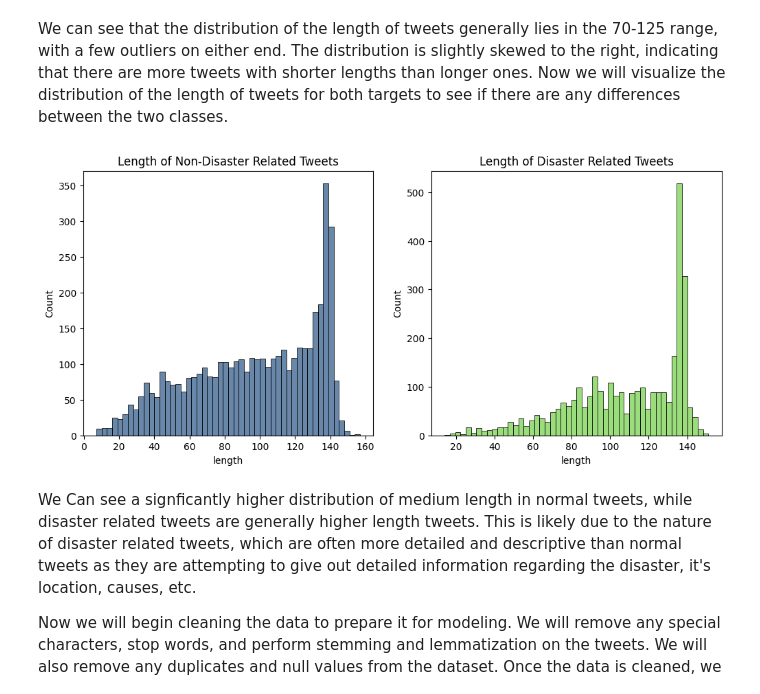
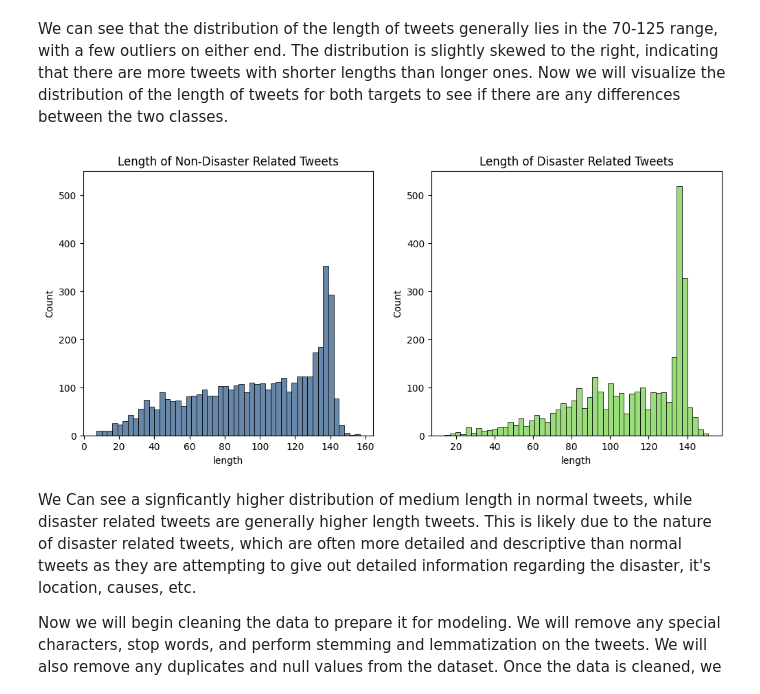
Before and after one commit to CSC-4260-Advanced-Data-Science-Project/NLP_Disaster_Tweets, a Jupyter notebook: NLP-Preprocessing-and-Model-Analysis.ipynb, the cells around one changed output. Cells and saved outputs as stored; diff of their text form; code cells hidden in the pictures.

```diff
--- a/NLP-Preprocessing-and-Model-Analysis.ipynb
+++ b/NLP-Preprocessing-and-Model-Analysis.ipynb
@@ -211,15 +211,19 @@ We can see that the distribution of the length of tweets generally lies in the 7
 # %%
 # Visualize the length of tweets of both disaster (target = 1) and non-disaster (target = 0) on two different plots
 plt.figure(figsize=(12, 5))
+y_limit = 550
 plt.subplot(1, 2, 1)
 sns.histplot(train_data[train_data['target'] == 0]['length'], bins=50, color=sns.color_palette("viridis", as_cmap=True)(0.3))
+plt.ylim(0, y_limit)
 plt.title('Length of Non-Disaster Related Tweets')
 plt.subplot(1, 2, 2)
 sns.histplot(train_data[train_data['target'] == 1]['length'], bins=50, color=sns.color_palette("viridis", as_cmap=True)(0.8))
+plt.ylim(0, y_limit)
 plt.title('Length of Disaster Related Tweets')
+
 plt.show()
 # %% [output]
-[figure, old version]
+[figure, new version]
 # %% [markdown]
 We Can see a signficantly higher distribution of medium length in normal tweets, while disaster related tweets are generally higher length tweets. This is likely due to the nature of disaster related tweets, which are often more detailed and descriptive than normal tweets as they are attempting to give out detailed information regarding the disaster, it's location, causes, etc.
 
```
Also changed, not shown: parts of 3 cells of this notebook.
